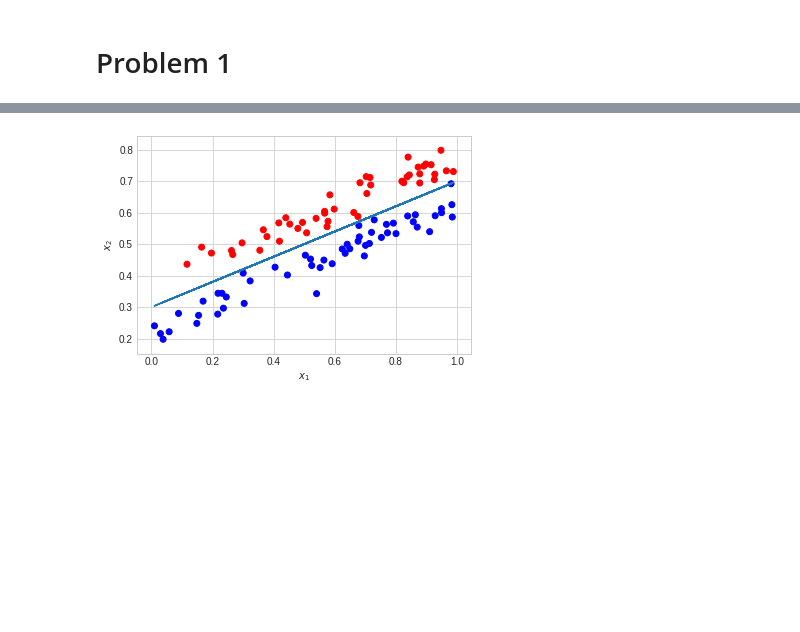
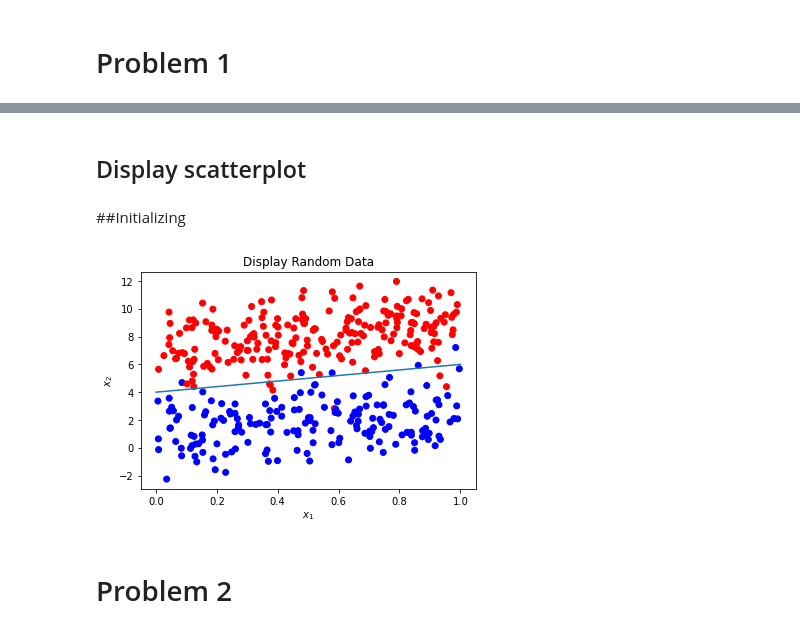
Before and after one commit to shaunhyp57/Artificial-Intelligence-Machine-Learning, a Jupyter notebook: HW_3/HW_3.ipynb, the cells around one changed output, grey strips where cells are left out. Drawn from its saved outputs; the diff is of its cells as text; code cells hidden in the pictures; blank space fills up the shorter version.

```diff
--- a/HW_3/HW_3.ipynb
+++ b/HW_3/HW_3.ipynb
@@ -46,15 +33,0 @@ label['c'] = c
-# %%
-#def display_random_data(data,label):
-plt.style.use('seaborn-whitegrid')
-fig = plt.figure()
-ax = plt.axes()
-
-y = w * x_1 + b
-
-colours = ListedColormap(['r','b'])
-ax.scatter(x_1, x_2, c= c, cmap=colours)
-ax.plot(x_1, y, linestyle='-')
-ax.set_xlabel('$x_1$')
-ax.set_ylabel('$x_2$');
-# %% [output]
-[figure, removed]
@@ -64,0 +34,28 @@ X_train, X_test, y_train, y_test = train_test_split(data, c, test_size=0.2, rand
+# %% [markdown]
+## Display scatterplot
+# %%
+def display_random_data(data, labels, w, b):
+  colors = ['red', 'blue']
+  plt.scatter(data[:,0].flatten(), data[:,1].flatten(), c=labels.flatten(), cmap=ListedColormap(colors))
+  x = np.linspace(0, 1, 100)
+  y = w * x + b
+  plt.plot(x, y)
+
+  plt.xlabel('$x_1$')
+  plt.ylabel('$x_2$')
+# %% [markdown]
+##Initializing
+# %%
+m = 500
+w = 2
+b = 4
+mu = 3
+sigma = 1.5
+(train_data, train_labels), (test_data, test_labels) = get_random_data(w, b, mu, sigma, m)
+display_random_data(train_data, train_labels, w, b)
+plt.title('Display Random Data')
+plt.show()
+# %% [output]
+[figure, added]
+# %% [markdown]
+# Problem 2
```
Also changed, not shown: parts of 25 cells of this notebook.
